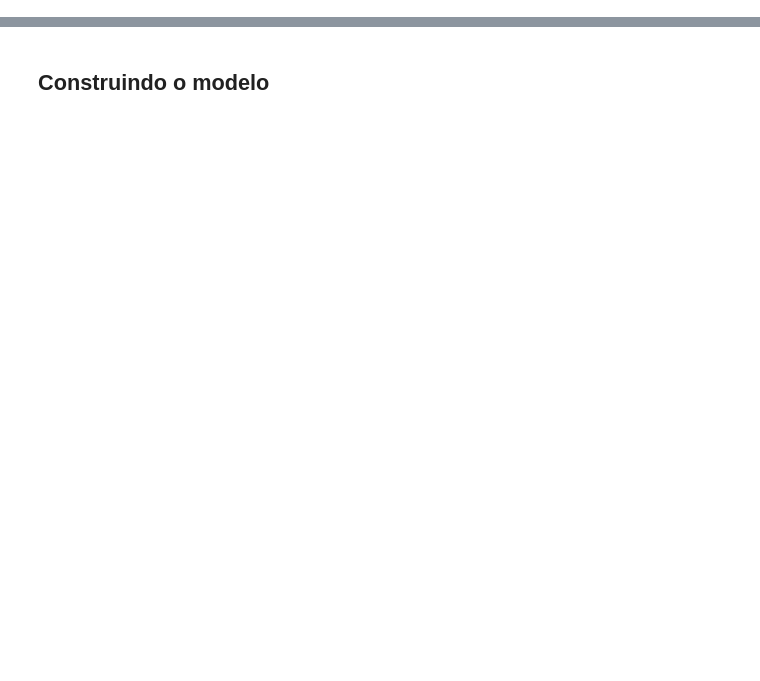
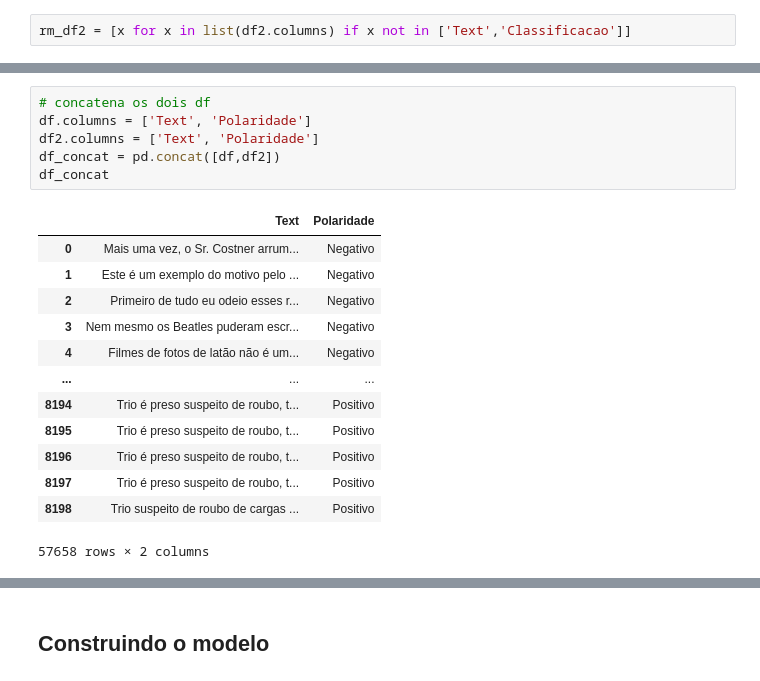
Before and after one commit to Renatolopo/MonitorNoticia, a Jupyter notebook: notebook/Analise de sentimento - Twitter.ipynb, the cells around one changed output, grey strips where cells are left out. Drawn from its saved outputs; the diff is of its cells as text; blank space fills up the shorter version.

```diff
--- a/notebook/Analise de sentimento - Twitter.ipynb
+++ b/notebook/Analise de sentimento - Twitter.ipynb
@@ -41,0 +33,2 @@ dataset.head()
+# %%
+rm_df2 = [x for x in list(df2.columns) if x not in ['Text','Classificacao']]
@@ -41,0 +58,20 @@ dataset.head()
+# %%
+# concatena os dois df
+df.columns = ['Text', 'Polaridade']
+df2.columns = ['Text', 'Polaridade']
+df_concat = pd.concat([df,df2])
+df_concat
+# %% [output]
+|  | Text | Polaridade |
+| 0 | Mais uma vez, o Sr. Costner arrum... | Negativo |
+| 1 | Este é um exemplo do motivo pelo ... | Negativo |
+| 2 | Primeiro de tudo eu odeio esses r... | Negativo |
+| 3 | Nem mesmo os Beatles puderam escr... | Negativo |
+| 4 | Filmes de fotos de latão não é um... | Negativo |
+| ... | ... | ... |
+| 8194 | Trio é preso suspeito de roubo, t... | Positivo |
+| 8195 | Trio é preso suspeito de roubo, t... | Positivo |
+| 8196 | Trio é preso suspeito de roubo, t... | Positivo |
+| 8197 | Trio é preso suspeito de roubo, t... | Positivo |
+| 8198 | Trio suspeito de roubo de cargas ... | Positivo |
+57658 rows × 2 columns
```
Also changed, not shown: parts of 17 cells of this notebook.
